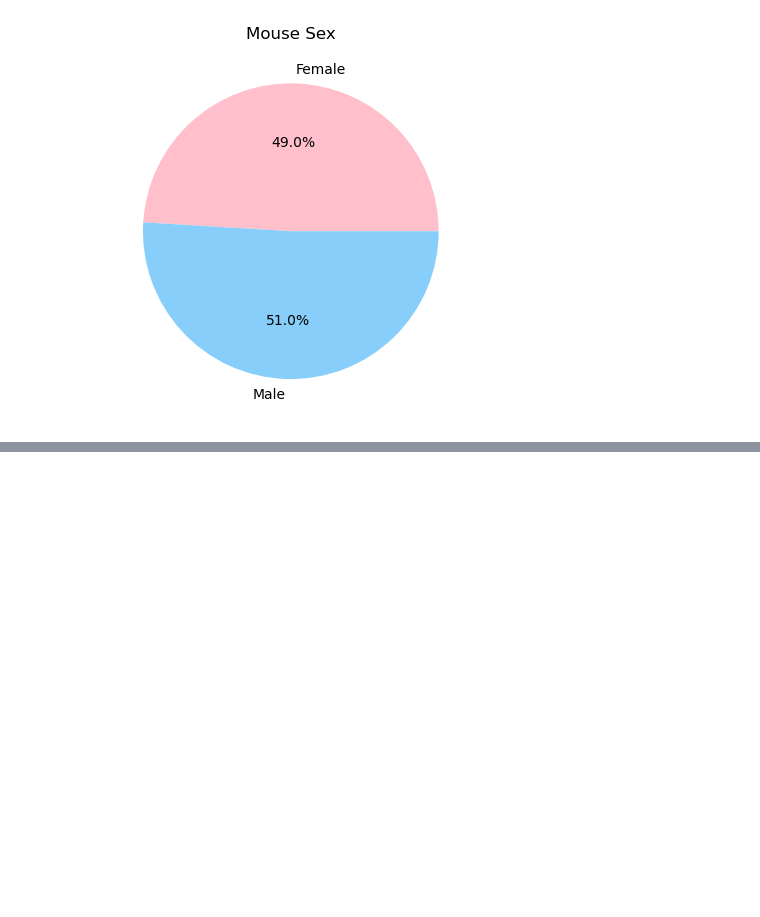
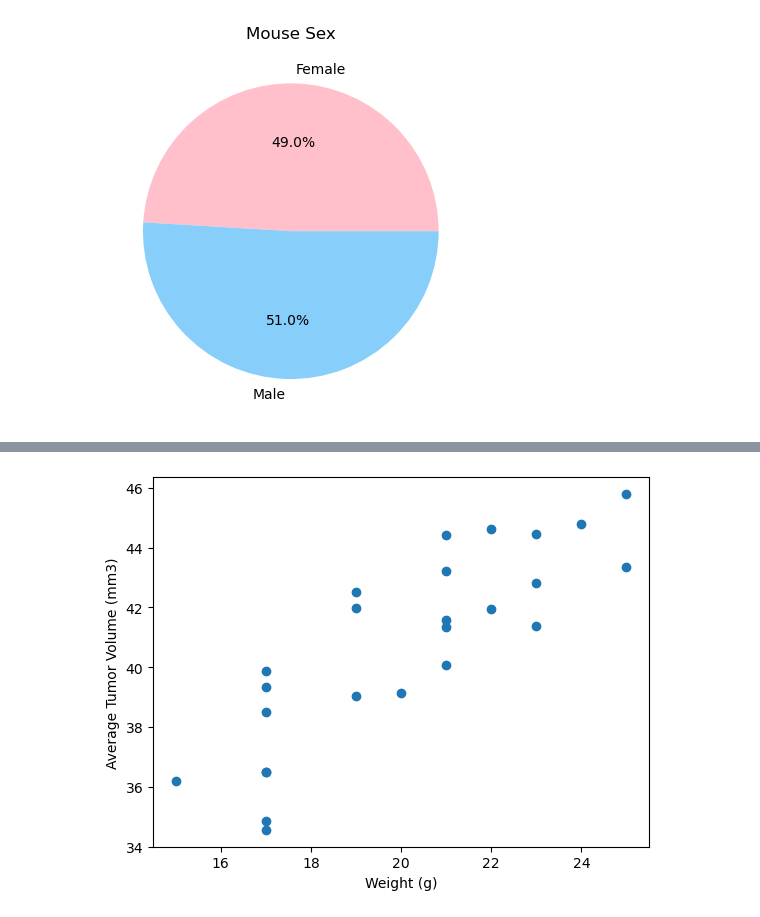
Before and after one commit to downleft/pymaceuticals-challenge, a Jupyter notebook: Pymaceuticals_Analysis.ipynb, the cells around one changed output, grey strips where cells are left out. Cells and saved outputs as stored; diff of their text form; code cells hidden in the pictures; blank space fills up the shorter version.

```diff
--- a/Pymaceuticals_Analysis.ipynb
+++ b/Pymaceuticals_Analysis.ipynb
@@ -270,0 +266,13 @@ mouse_u364
+# %%
+# Generate a scatter plot of mouse weight vs. the average observed tumor volume for the entire Capomulin regimen
+capo_abbr = capomulin_full[["Mouse ID", "Weight (g)"]].drop_duplicates().set_index("Mouse ID")
+capo_mean = capomulin_full[["Tumor Volume (mm3)", "Mouse ID"]].groupby(["Mouse ID"]).mean().rename(columns = {"Tumor Volume (mm3)" : "Mean Tumor Volume"})
+capo_abbr["Mean Tumor Volume"] = capo_mean["Mean Tumor Volume"]
+x_axis = capo_abbr["Weight (g)"]
+y_axis = capo_abbr["Mean Tumor Volume"]
+capo_plot = plt.scatter(x_axis, y_axis)
+plt.xlabel("Weight (g)")
+plt.ylabel("Average Tumor Volume (mm3)")
+plt.show()
+# %% [output]
+[figure, added]
```
Also changed, not shown: parts of 17 cells of this notebook.
